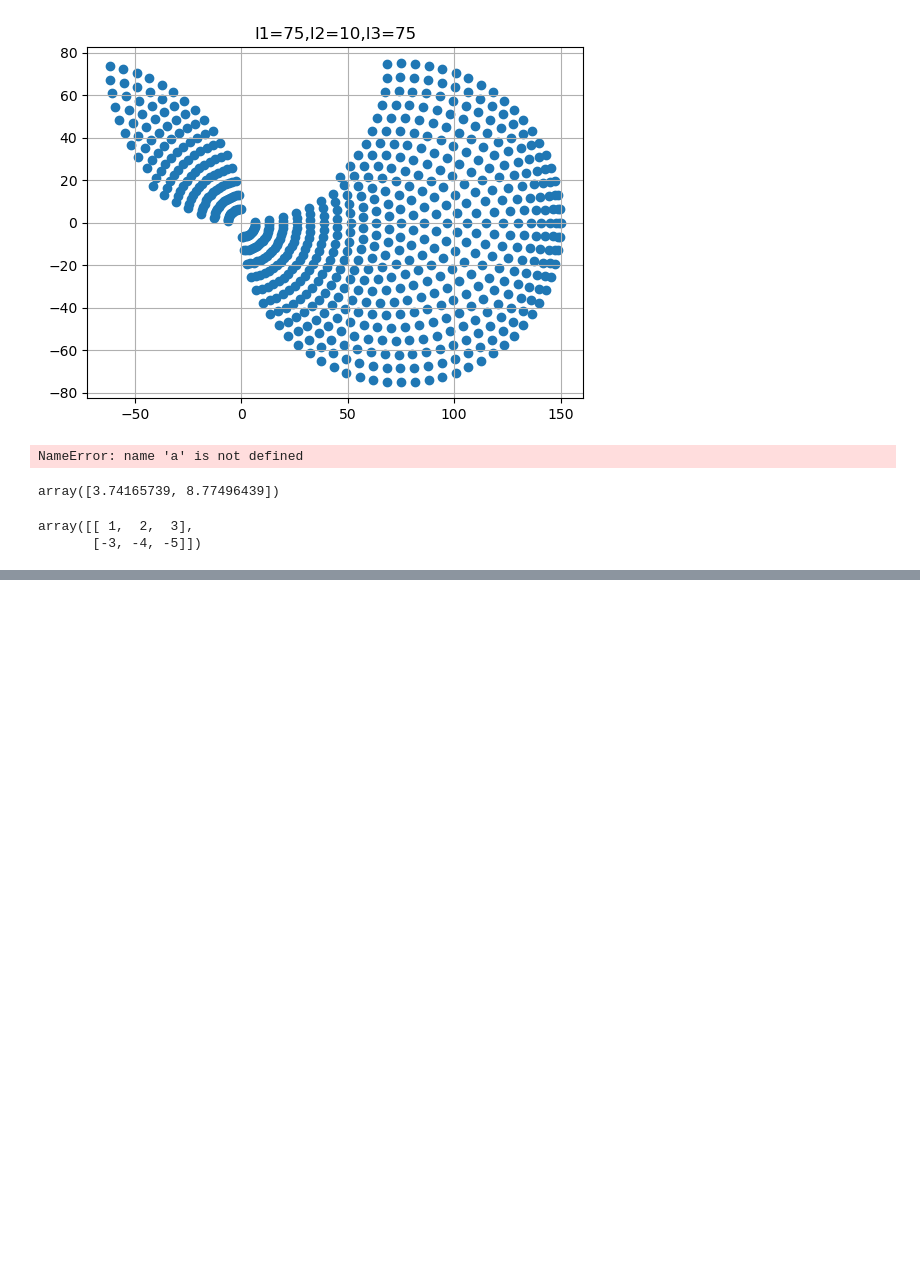
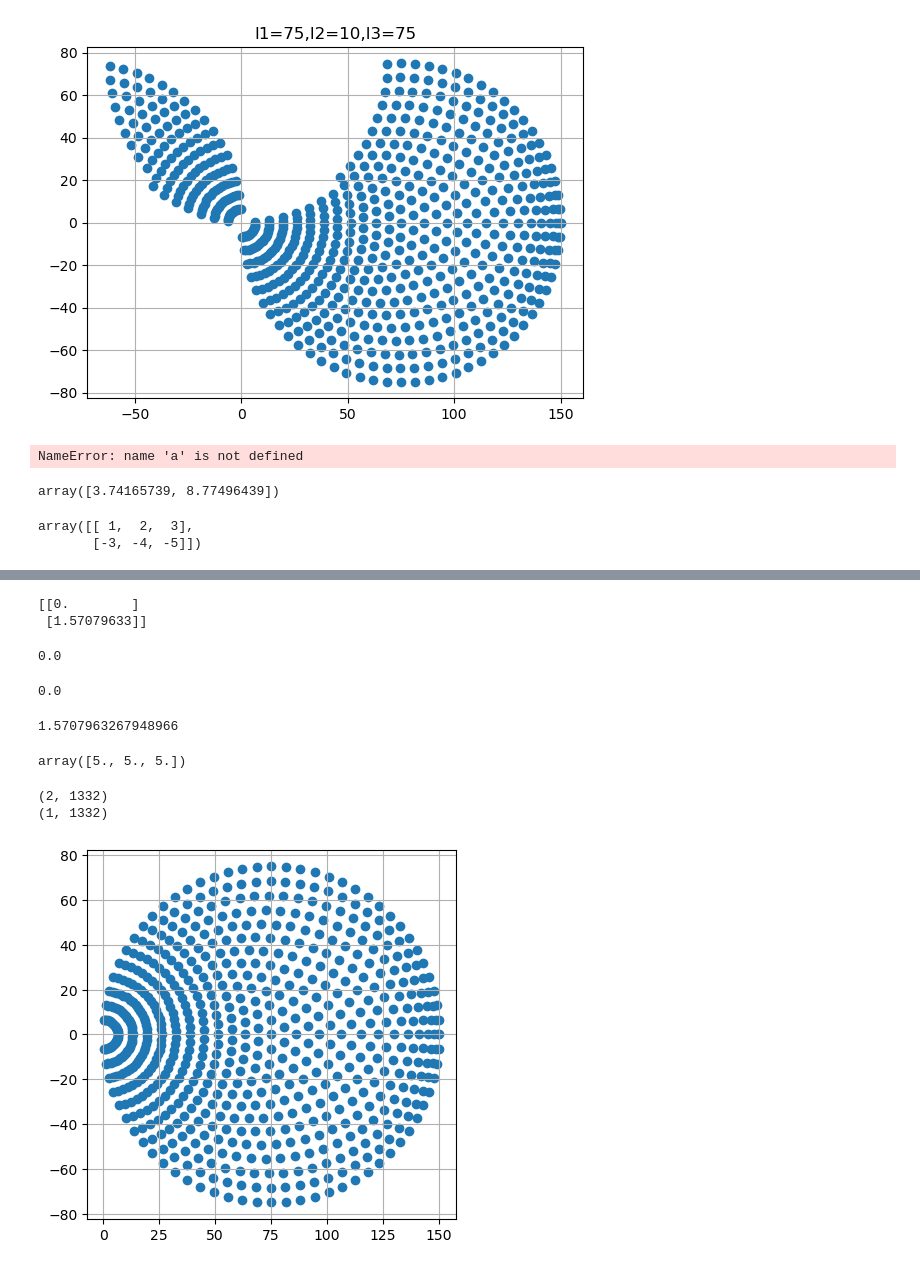
Before and after one commit to kabaten/kb_jisyupro, a Jupyter notebook: kinematics.ipynb, the cells around one changed output, grey strips where cells are left out. Saved outputs shown, nothing was run; the diff lists cells and outputs as text; code cells hidden in the pictures; blank space fills up the shorter version.

```diff
--- a/kinematics.ipynb
+++ b/kinematics.ipynb
@@ -169,0 +232,26 @@ class MyLink:
+# %%
+th = np.array([[0, np.pi/2]]).T
+print(th)
+# %% [output]
+[[0.        ]
+ [1.57079633]]
+# %%
+th1, th2 = th.squeeze()
+# %%
+th1
+# %% [output]
+0.0
+# %%
+np.arccos(1)
+# %% [output]
+0.0
+# %%
+np.arcsin(1)
+# %% [output]
+1.5707963267948966
+# %%
+a = np.array([[3,4,3],
+                        [4,3,4]])
+np.linalg.norm(a, ord=2, axis=0)
+# %% [output]
+array([5., 5., 5.])
@@ -169,0 +330,23 @@ class MyLink:
+# %%
+model = MyLink2(75, 75)
+
+th1s = np.array(range(0, 185, 5))*np.pi/180
+th1s = np.repeat(th1s.reshape(1, -1), 36, axis=0).flatten()
+th2s = np.array(range(0, 185, 5))*np.pi/180
+th2s = np.repeat(th2s, 36)
+ths = np.stack([th1s, th2s])
+
+ps = model.fk(ths)
+ps.shape
+
+xs, ys = ps
+fig = plt.figure()
+ax = fig.add_subplot(1, 1, 1, aspect="equal")
+#ax.set_ylim(0, 200)
+ax.grid()
+ax.scatter(xs, ys)
+plt.show()
+# %% [output]
+(2, 1332)
+(1, 1332)
+[figure, added]
```
Also changed, not shown: parts of 18 cells of this notebook, 2 other files.
